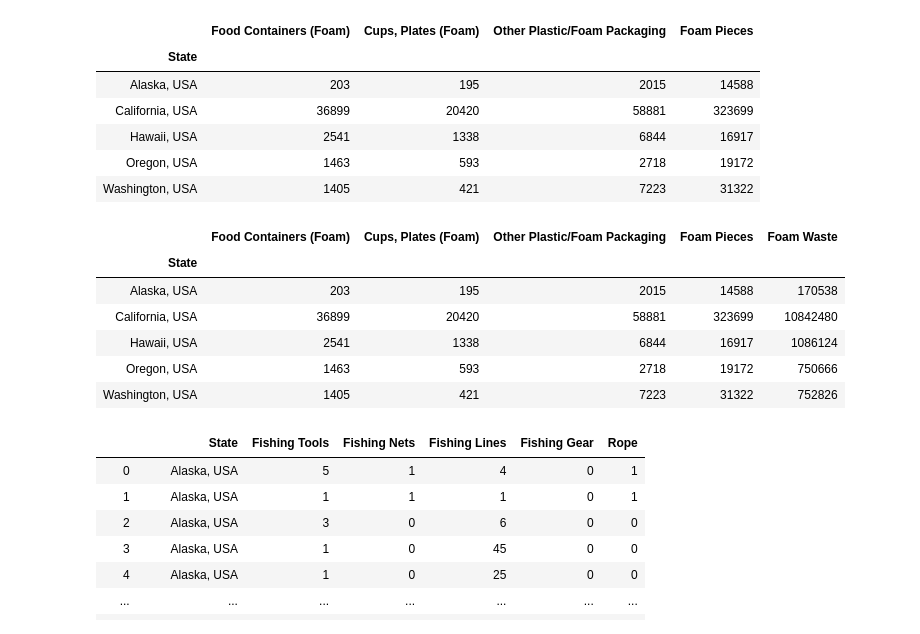
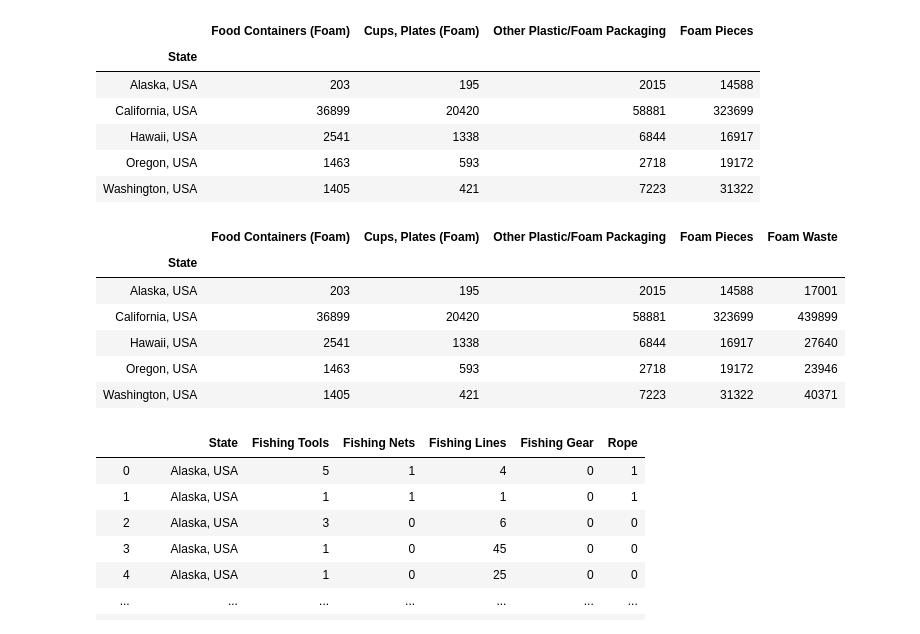
Before and after one commit to deirdrebclark/Project1, a Jupyter notebook: West Coast Data.ipynb, the cells around one changed output. Cells and saved outputs as stored; diff of their text form; code cells hidden in the pictures.

```diff
--- a/West Coast Data.ipynb
+++ b/West Coast Data.ipynb
@@ -151,16 +175,16 @@ WC_foam_counts
 | Washington, USA | 1405 | 421 | 7223 | 31322 |
 # %%
 # Create a Subtotal Column for Foam Items collected in the data frame
-WC_foam_counts["Foam Waste"]  = foam_counts.sum(axis=1)
+WC_foam_counts["Foam Waste"]  = WC_foam_counts.sum(axis=1)
 WC_foam_counts
 # %% [output]
 |  | Food Containers (Foam) | Cups, Plates (Foam) | Other Plastic/Foam Packaging | Foam Pieces | Foam Waste |
 | State |  |  |  |  |  |
-| Alaska, USA | 203 | 195 | 2015 | 14588 | 170538 |
-| California, USA | 36899 | 20420 | 58881 | 323699 | 10842480 |
-| Hawaii, USA | 2541 | 1338 | 6844 | 16917 | 1086124 |
-| Oregon, USA | 1463 | 593 | 2718 | 19172 | 750666 |
-| Washington, USA | 1405 | 421 | 7223 | 31322 | 752826 |
+| Alaska, USA | 203 | 195 | 2015 | 14588 | 17001 |
+| California, USA | 36899 | 20420 | 58881 | 323699 | 439899 |
+| Hawaii, USA | 2541 | 1338 | 6844 | 16917 | 27640 |
+| Oregon, USA | 1463 | 593 | 2718 | 19172 | 23946 |
+| Washington, USA | 1405 | 421 | 7223 | 31322 | 40371 |
 # %%
 # Repeating the same process, now we'll group the fishing
 west_coast_fishing = west_coast_renamed[["State", "Fishing Tools", "Fishing Nets", "Fishing Lines", "Fishing Gear", "Rope"]]
```
Also changed, not shown: parts of 16 cells of this notebook, 8 other files.
